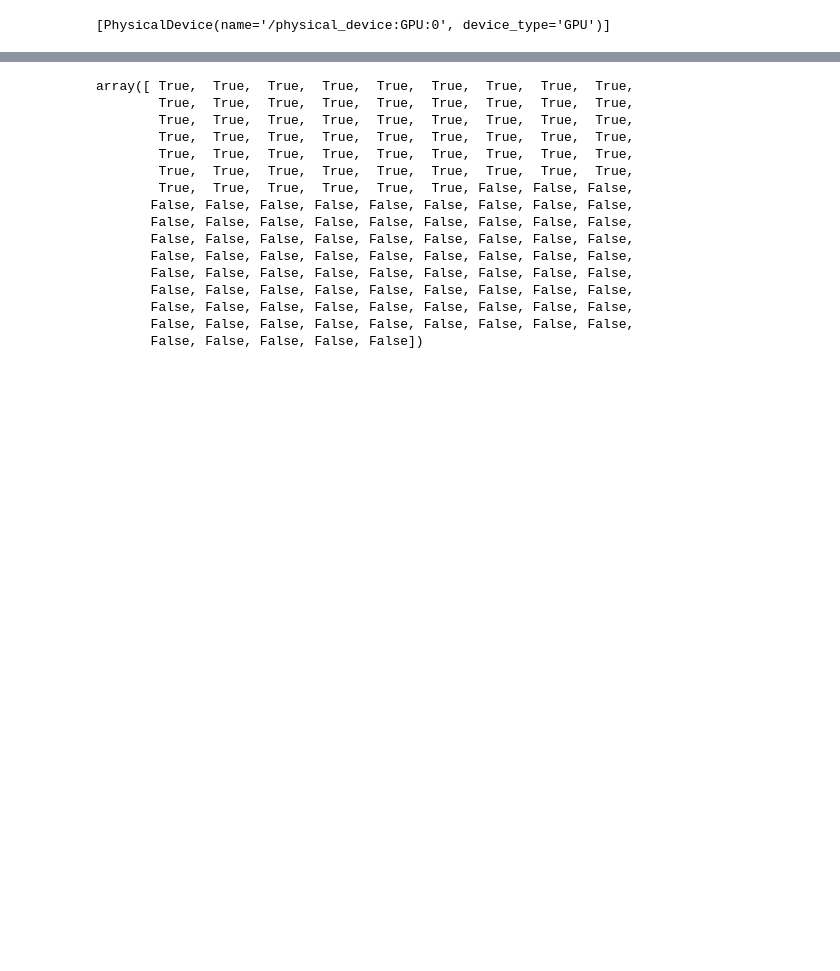
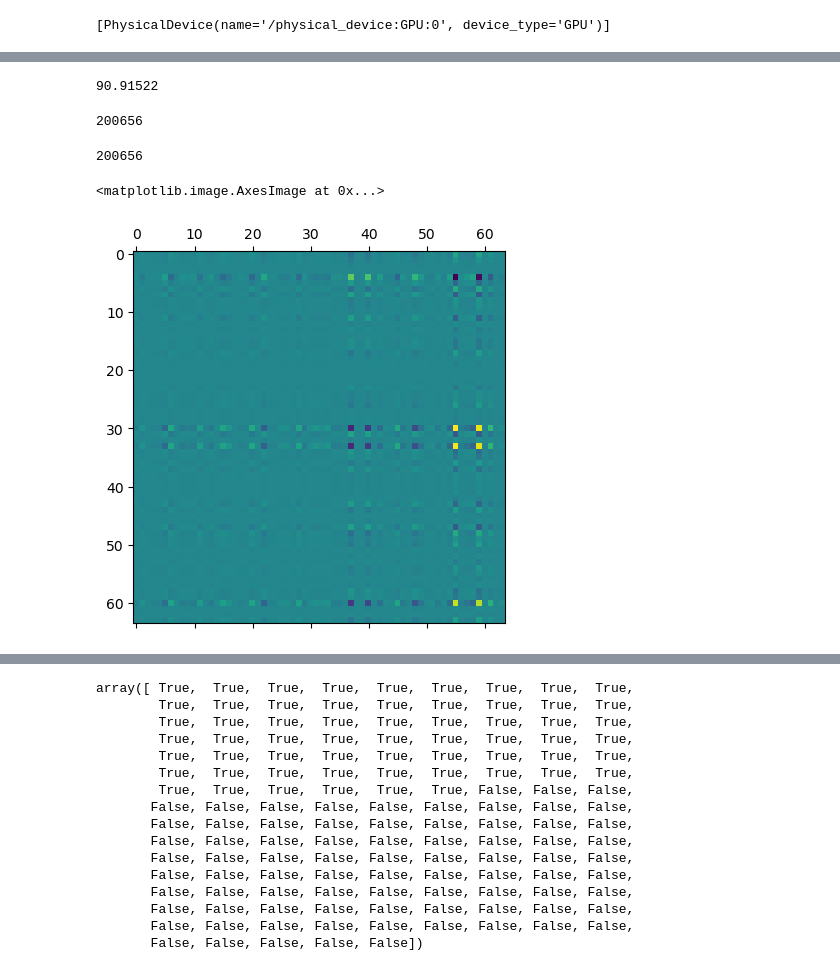
Before and after one commit to michaelpoluektov/tf-hybrid-pruning, a Jupyter notebook: cifar/Test.ipynb, the cells around one changed output, grey strips where cells are left out. Saved outputs shown, nothing was run; the diff lists cells and outputs as text; code cells hidden in the pictures; blank space fills up the shorter version.

```diff
--- a/cifar/Test.ipynb
+++ b/cifar/Test.ipynb
@@ -74,3 +53,11 @@ biasl = [
     for i, l in enumerate(base_model.layers)
     if (isinstance(l, Conv2D) and l.bias is not None)
 ]
+# %%
+ws = base_model.layers[biasl[2]].weights[0][0,0].numpy()
+U, s, Vt = np.linalg.svd(ws)
+
+u = U[:, 0]
+v = Vt[0, :]
+
+uv_outer = np.outer(u, v)
@@ -76,0 +89,18 @@ biasl = [
+# %%
+np.min(base_var[...,0]**(1/2))
+# %% [output]
+90.91522
+# %%
+mn.numpy().argmin()
+#base_var**(1/2)
+# %% [output]
+200656
+# %%
+base_var.numpy().argmax()
+# %% [output]
+200656
+# %%
+plt.matshow(uv_outer)
+# %% [output]
+<matplotlib.image.AxesImage at 0x...>
+[figure, added]
```
Also changed, not shown: parts of 32 cells of this notebook, 2 other files.
